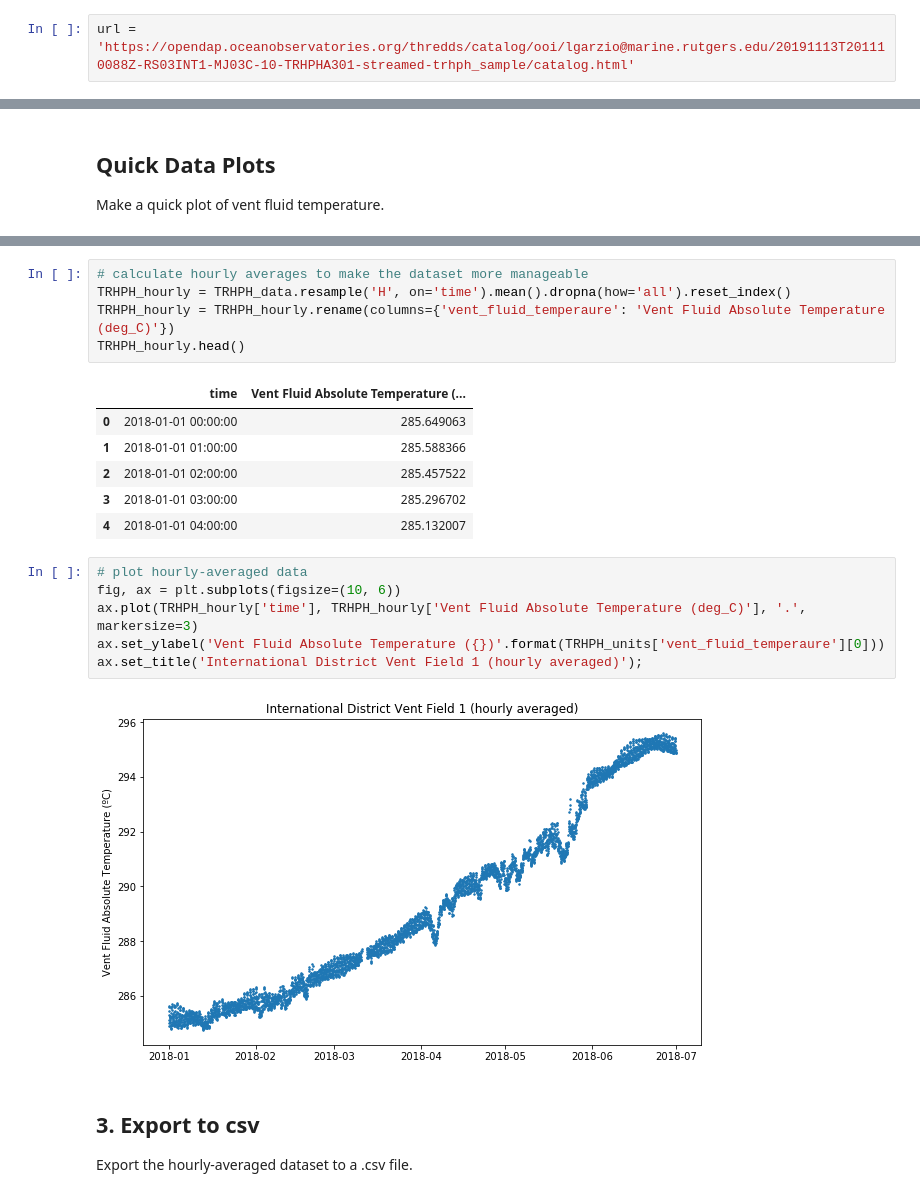
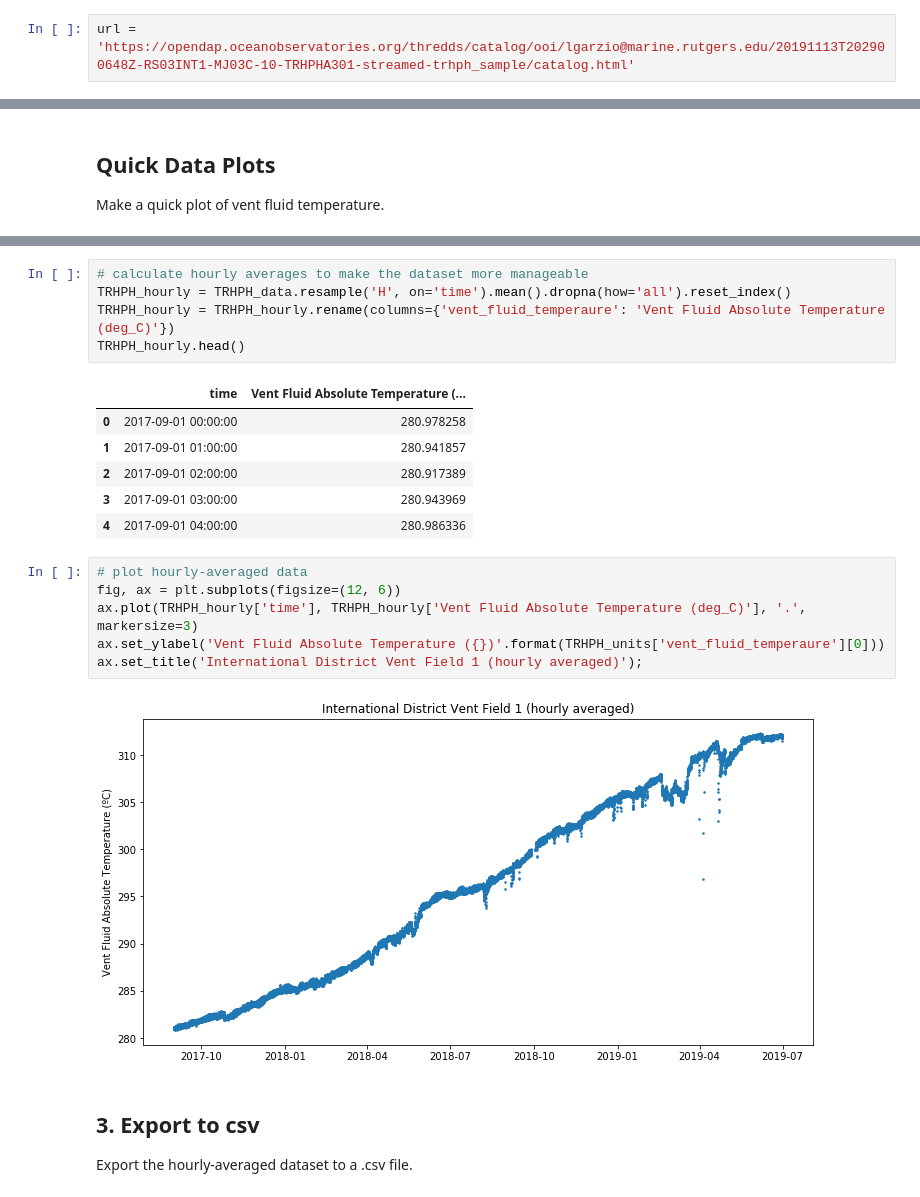
Before and after one commit to ooi-data-lab/nugget-notebooks, a Jupyter notebook: Theme5_INT1_vent_fluid_temps.ipynb, the cells around one changed output, grey strips where cells are left out. Cells and saved outputs as stored; diff of their text form.

```diff
--- a/Theme5_INT1_vent_fluid_temps.ipynb
+++ b/Theme5_INT1_vent_fluid_temps.ipynb
@@ -69,7 +69,7 @@ Now, use that **request_data** function to download data for this instrument. Yo
 
 Copy the links to the THREDDs catalog above that resulted from the **request_data** function (to avoid re-requesting the data). Note: the url must be surrounded by quotations.
 # %%
-url = 'https://opendap.oceanobservatories.org/thredds/catalog/ooi/lgarzio@marine.rutgers.edu/20191113T201110088Z-RS03INT1-MJ03C-10-TRHPHA301-streamed-trhph_sample/catalog.html'
+url = 'https://opendap.oceanobservatories.org/thredds/catalog/ooi/lgarzio@marine.rutgers.edu/20191113T202900648Z-RS03INT1-MJ03C-10-TRHPHA301-streamed-trhph_sample/catalog.html'
 # %% [markdown]
 The **get_data** function below:
 * selects the appropriate datasets in a THREDDs catalog by selecting NetCDF files and removing collocated datasets (if provided)
@@ -165,19 +167,19 @@ TRHPH_hourly = TRHPH_hourly.rename(columns={'vent_fluid_temperaure': 'Vent Fluid
 TRHPH_hourly.head()
 # %% [output]
 |  | time | Vent Fluid Absolute Temperature (... |
-| 0 | 2018-01-01 00:00:00 | 285.649063 |
-| 1 | 2018-01-01 01:00:00 | 285.588366 |
-| 2 | 2018-01-01 02:00:00 | 285.457522 |
-| 3 | 2018-01-01 03:00:00 | 285.296702 |
-| 4 | 2018-01-01 04:00:00 | 285.132007 |
+| 0 | 2017-09-01 00:00:00 | 280.978258 |
+| 1 | 2017-09-01 01:00:00 | 280.941857 |
+| 2 | 2017-09-01 02:00:00 | 280.917389 |
+| 3 | 2017-09-01 03:00:00 | 280.943969 |
+| 4 | 2017-09-01 04:00:00 | 280.986336 |
 # %%
 # plot hourly-averaged data
-fig, ax = plt.subplots(figsize=(10, 6))
+fig, ax = plt.subplots(figsize=(12, 6))
 ax.plot(TRHPH_hourly['time'], TRHPH_hourly['Vent Fluid Absolute Temperature (deg_C)'], '.', markersize=3)
 ax.set_ylabel('Vent Fluid Absolute Temperature ({})'.format(TRHPH_units['vent_fluid_temperaure'][0]))
 ax.set_title('International District Vent Field 1 (hourly averaged)');
 # %% [output]
-[figure, old version]
+[figure, new version]
 # %% [markdown]
 ## 3. Export to csv
 Export the hourly-averaged dataset to a .csv file.
```
Also changed, not shown: parts of 5 cells of this notebook.
